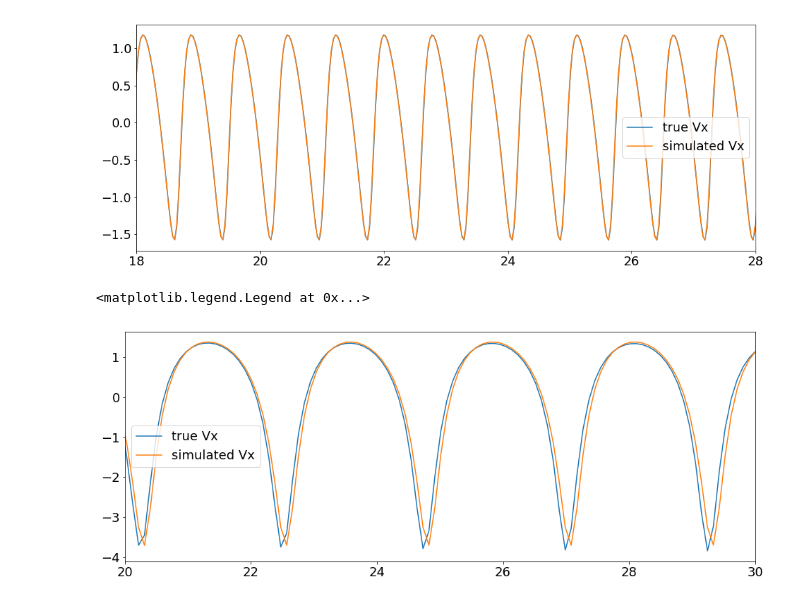
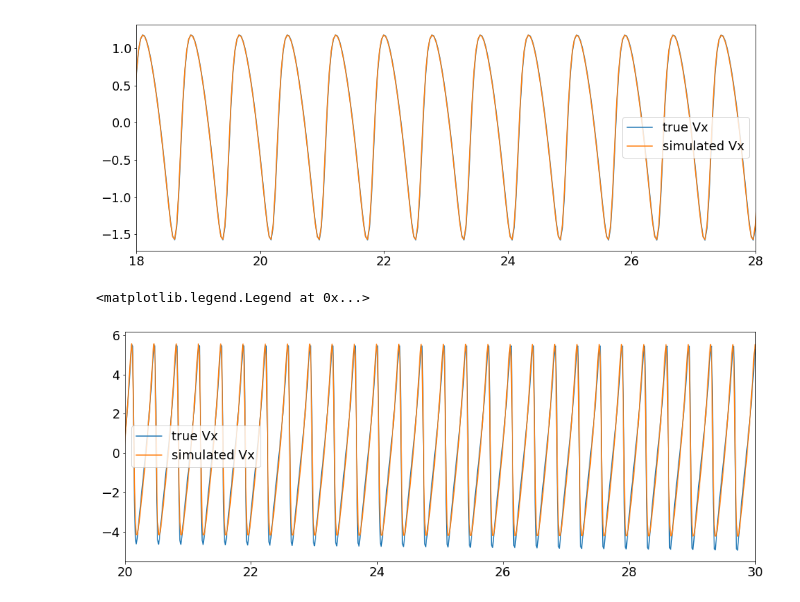
Before and after one commit to Mixanik-43/IDAO-2020, a Jupyter notebook: utils_notebook.ipynb, the cells around one changed output. Saved outputs shown, nothing was run; the diff lists cells and outputs as text; code cells hidden in the pictures.

```diff
--- a/utils_notebook.ipynb
+++ b/utils_notebook.ipynb
@@ -131,9 +164,3 @@ def remove_time_jumps(satellite_data, features_list=('x_sim', 'y_sim', 'z_sim',
 s_data = pd.read_csv('/Users/m/IDAO2020/train.csv', index_col= 'id')
 # %%
 s_data_test = pd.read_csv('/Users/m/IDAO2020/Track 1/test.csv', index_col= 'id')
-# %%
-s_data['epoch'] = ((pd.to_datetime(s_data['epoch']) - pd.to_datetime(s_data['epoch'])[0]) /
-                           np.timedelta64(1, 'D')).astype(float)
-# %%
-s_data['dt'] = s_data['epoch'].diff(1)
-s_data['dt'].head()
@@ -219,15 +206,15 @@ for i in tqdm(range(600)):
     except:
         print(i)
 # %%
-data = remove_time_jumps_fast(get_satellite_data(s_data, 9))
+data = remove_time_jumps_fast(get_satellite_data(s_data, 1))
 plt.figure(figsize=(16, 6))
 plt.plot(data['t'],data['Vx'], label = 'true Vx')
 plt.plot(data['t'],data['Vx_sim'], label = 'simulated Vx')
 
 plt.xlim([0,10])
 #plt.xlim([10,20])
 plt.xlim([20,30])
 plt.legend()
 # %% [output]
 <matplotlib.legend.Legend at 0x...>
-[figure, old version]
+[figure, new version]
```
Also changed, not shown: parts of 8 cells of this notebook, 1 other file.
